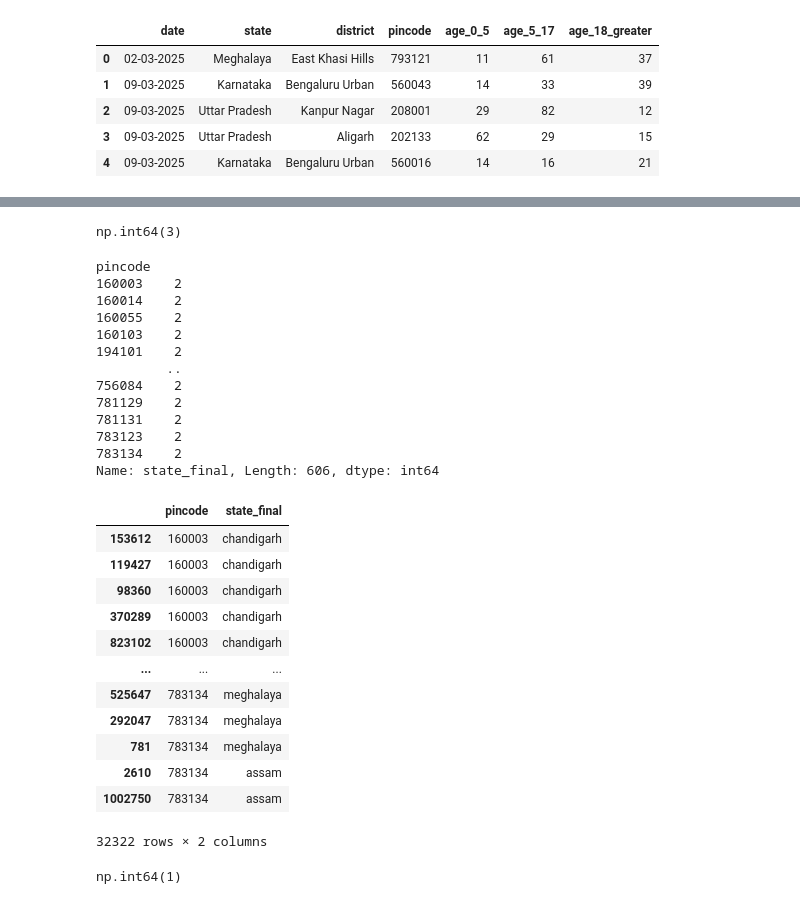
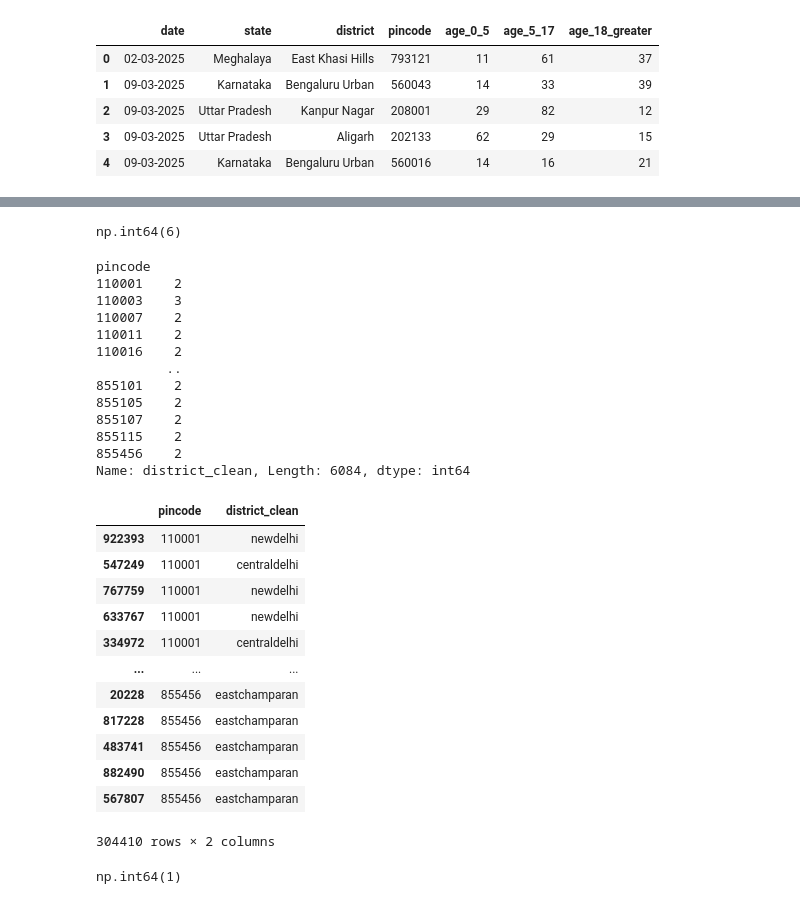
Before and after one commit to Mahii0107/aadhaar-analysis, a Jupyter notebook: enrollment.ipynb, the cells around one changed output, grey strips where cells are left out. Cells and saved outputs as stored; diff of their text form; code cells hidden in the pictures.

```diff
--- a/enrollment.ipynb
+++ b/enrollment.ipynb
@@ -247,0 +262,4 @@ df = df[df['state_final'].str.len() > 0]
+# %%
+df['district_clean'] = df['district'].str.lower().str.strip().str.replace(r'[^a-z]', '', regex=True)
+# %%
+df['district_clean'] = df['district_clean'].str.replace(r'\s+', ' ', regex=True)
@@ -257,5 +291,5 @@ df.head()
 # %%
-df = df[['date', 'state_final', 'pincode', 'age_0_5', 'age_5_17', 'age_18_greater']]
+df = df[['date', 'state_final', 'district_clean', 'pincode', 'age_0_5', 'age_5_17', 'age_18_greater']]
 # %%
 df.head()
 # %% [output]
@@ -283,41 +317,41 @@ df.head()
 # %%
 # integrity check- does pincode match only one district??
-df.groupby('pincode')['state_final'].nunique().max()
-# np.int64(2). atleast one pincode maps to 2 states.
+df.groupby('pincode')['district_clean'].nunique().max()
+# np.int64(6). no, multiple districts have same pincode.
 # %% [output]
-np.int64(3)
+np.int64(6)
 # %%
-bad_pincodes = df.groupby('pincode')['state_final'].nunique()
+bad_pincodes = df.groupby('pincode')['district_clean'].nunique()
 bad_pincodes = bad_pincodes[bad_pincodes > 1]
 bad_pincodes
 # %% [output]
 pincode
-160003    2
-160014    2
-160055    2
-160103    2
-194101    2
+110001    2
+110003    3
+110007    2
+110011    2
+110016    2
          ..
-756084    2
-781129    2
-781131    2
-783123    2
-783134    2
-Name: state_final, Length: 606, dtype: int64
+855101    2
+855105    2
+855107    2
+855115    2
+855456    2
+Name: district_clean, Length: 6084, dtype: int64
 # %%
-df[df['pincode'].isin(bad_pincodes.index)][['pincode', 'state_final']].sort_values('pincode')
+df[df['pincode'].isin(bad_pincodes.index)][['pincode', 'district_clean']].sort_values('pincode')
 # %% [output]
-|  | pincode | state_final |
-| 153612 | 160003 | chandigarh |
-| 119427 | 160003 | chandigarh |
-| 98360 | 160003 | chandigarh |
-| 370289 | 160003 | chandigarh |
-| 823102 | 160003 | chandigarh |
+|  | pincode | district_clean |
+| 922393 | 110001 | newdelhi |
+| 547249 | 110001 | centraldelhi |
+| 767759 | 110001 | newdelhi |
+| 633767 | 110001 | newdelhi |
+| 334972 | 110001 | centraldelhi |
 | ... | ... | ... |
-| 525647 | 783134 | meghalaya |
-| 292047 | 783134 | meghalaya |
-| 781 | 783134 | meghalaya |
-| 2610 | 783134 | assam |
-| 1002750 | 783134 | assam |
+| 20228 | 855456 | eastchamparan |
+| 817228 | 855456 | eastchamparan |
+| 483741 | 855456 | eastchamparan |
+| 882490 | 855456 | eastchamparan |
+| 567807 | 855456 | eastchamparan |
-32322 rows × 2 columns
+304410 rows × 2 columns
 # %%
```
Also changed, not shown: parts of 22 cells of this notebook.
